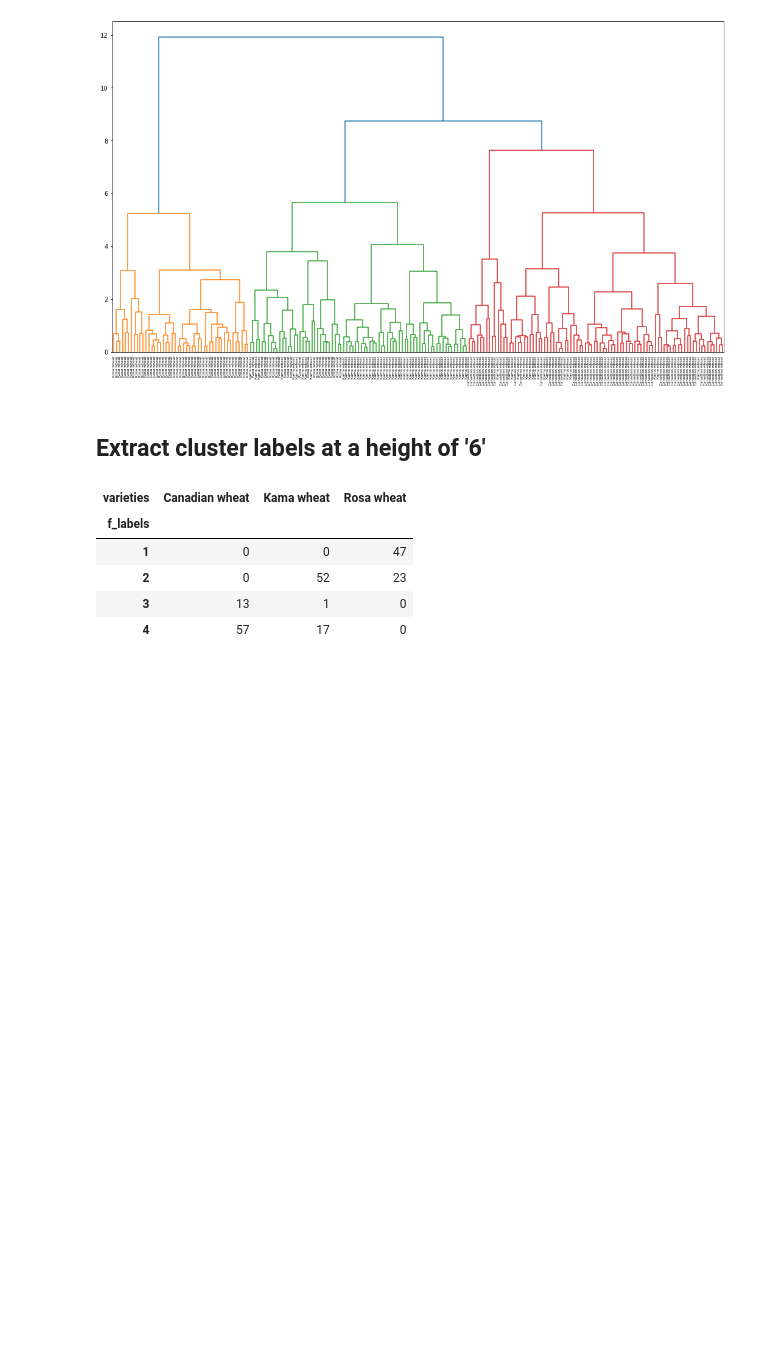
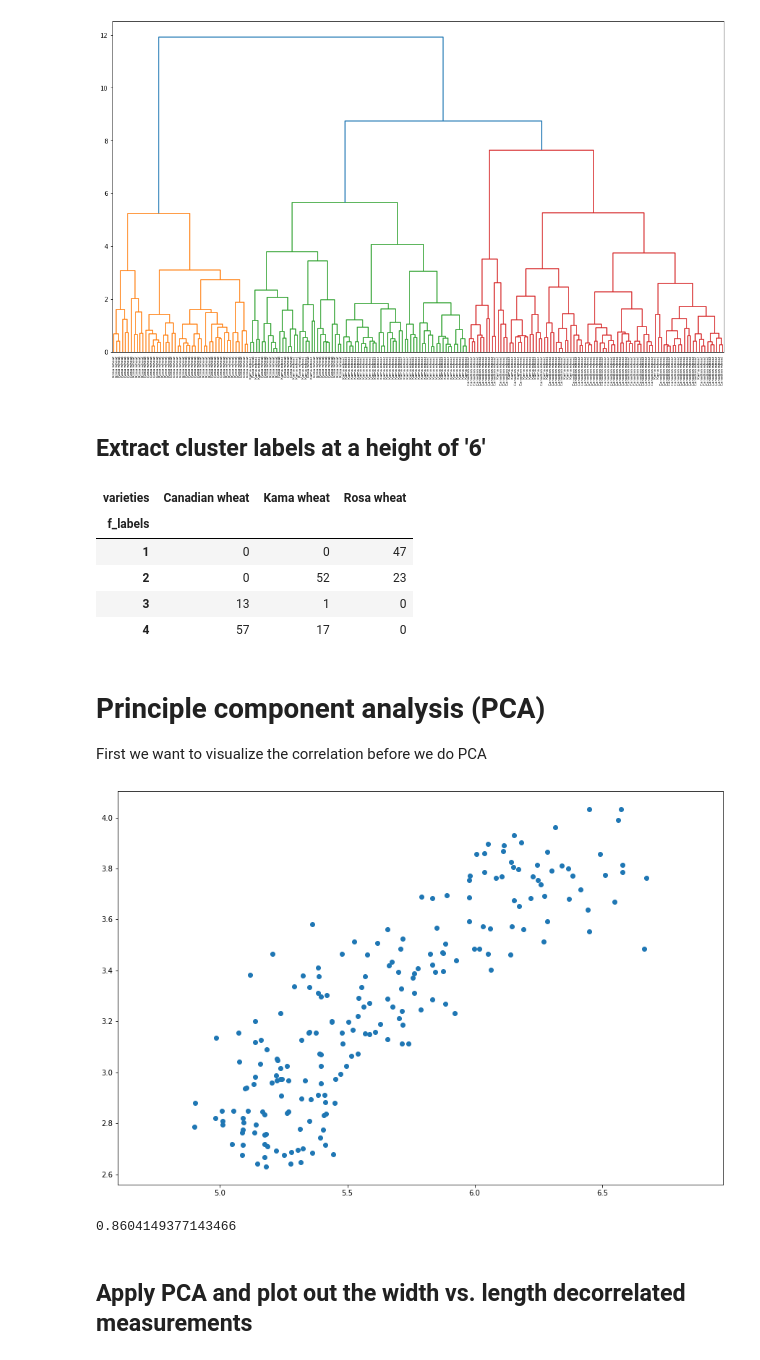
Before and after one commit to kipmadden/Unsupervised-Learning-with-scikit-learn, a Jupyter notebook: Grains.ipynb, the cells around one changed output. Cells and saved outputs as stored; diff of their text form; code cells hidden in the pictures; blank space fills up the shorter version.

Commit message:
Added PCA to 'grains' and 'piedmont wines' notebooks

```diff
--- a/Grains.ipynb
+++ b/Grains.ipynb
@@ -123,3 +123,7 @@ ct
 | 2 | 0 | 52 | 23 |
 | 3 | 13 | 1 | 0 |
 | 4 | 57 | 17 | 0 |
+# %% [markdown]
+# Principle component analysis (PCA)
+
+First we want to visualize the correlation before we do PCA
@@ -125,0 +133,24 @@ ct
+# %%
+# Assign the 0th column of grains: width
+width = samples[:,3]
+
+# Assign the 1st column of grains: length
+length = samples[:,4]
+# %%
+# Scatter plot width vs length
+fig, ax = plt.subplots(figsize=(15,10))
+plt.scatter(width, length)
+plt.axis('equal')
+plt.show()
+# %% [output]
+[figure, added]
+# %%
+# Calculate the Pearson correlation
+correlation, pvalue = pearsonr(width, length)
+
+# Display the correlation
+print(correlation)
+# %% [output]
+0.8604149377143466
+# %% [markdown]
+## Apply PCA and plot out the width vs. length decorrelated measurements
```
Also changed, not shown: parts of 7 cells of this notebook, 2 other files.
